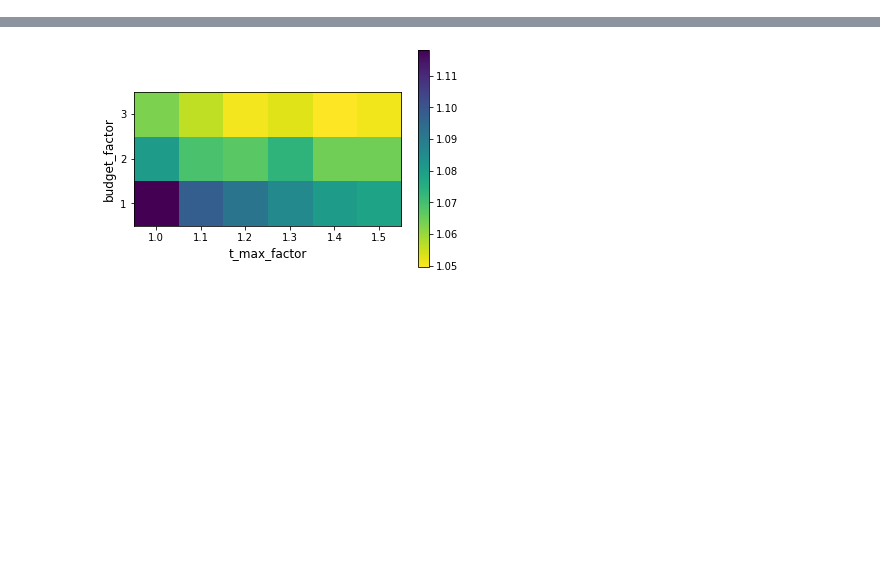
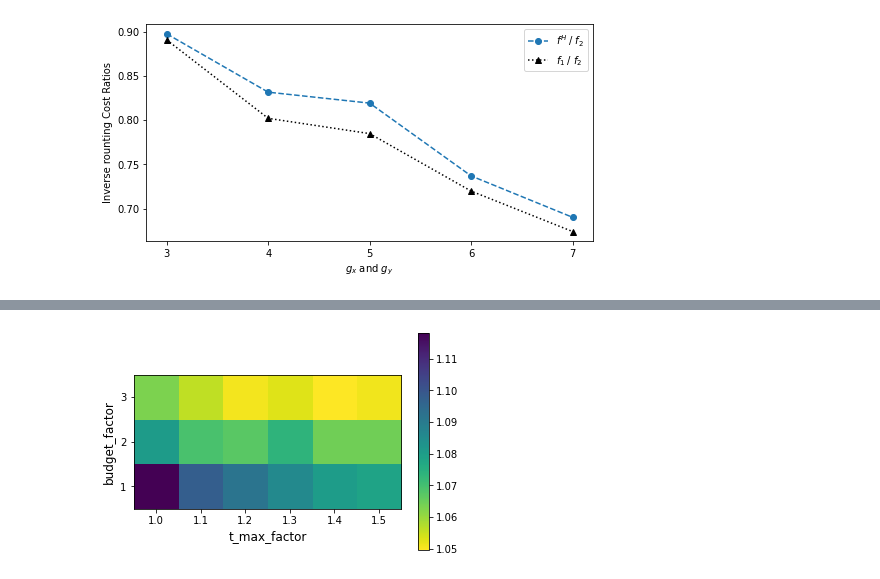
Before and after one commit to Hins-Hu/vrp-sa, a Jupyter notebook: post-processing.ipynb, the cells around one changed output, grey strips where cells are left out. Saved outputs shown, nothing was run; the diff lists cells and outputs as text; code cells hidden in the pictures; blank space fills up the shorter version.

```diff
--- a/post-processing.ipynb
+++ b/post-processing.ipynb
@@ -6,0 +100,15 @@ import seaborn as sns
+# %%
+
+fig, ax = plt.subplots()
+
+ax.plot(range(3, 8), ratio, 'o--', label='$f^H \; / \; f_2$')
+ax.plot(range(3, 8), ratio_UB, '^k:', label='$f_1 \; / \; f_2$')
+ax.legend()
+ax.set_xlabel('$g_x$ and $g_y$')
+ax.set_ylabel('Inverse rounting Cost Ratios')
+ax.set_xticks(range(3, 8))
+
+fig.set_size_inches(8, 4, forward=True)
+fig.savefig('changing_grid_size.png', facecolor = 'white', dpi = 500, pad_inches = 0)
+# %% [output]
+[figure, added]
```
Also changed, not shown: parts of 11 cells of this notebook, 3 other files.
